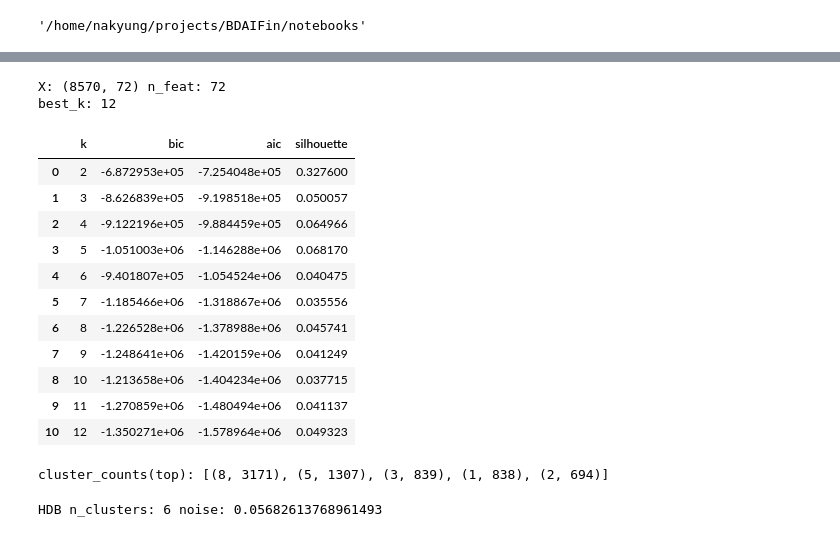
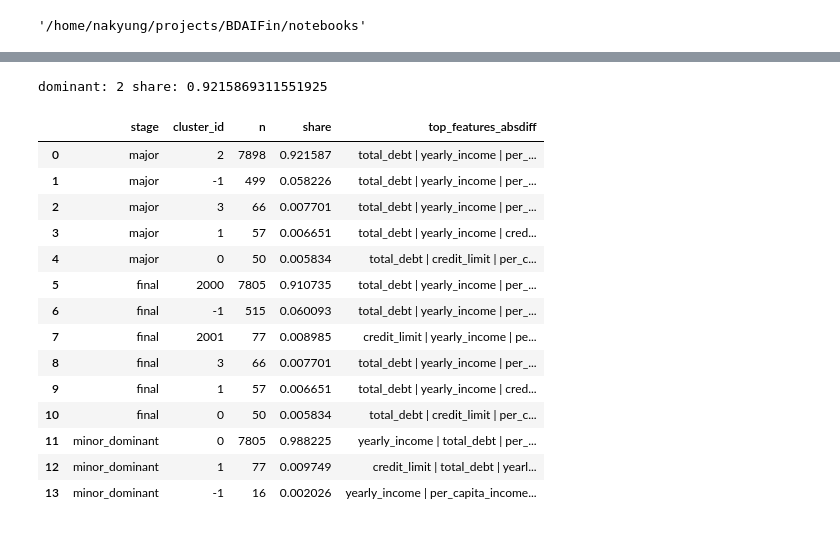
Before and after one commit to BDAIFin/knk, a Jupyter notebook: notebooks/02_offline_type_package.ipynb, the cells around one changed output, grey strips where cells are left out. Drawn from its saved outputs; the diff is of its cells as text; code cells hidden in the pictures.

```diff
--- a/notebooks/02_offline_type_package.ipynb
+++ b/notebooks/02_offline_type_package.ipynb
@@ -14,76 +8,55 @@ importlib.reload(tp)
 # %%
-import importlib
 import pandas as pd
 import numpy as np
 
-# 1) 데이터 로드
 df = pd.read_parquet("data/online/train_oss.parquet")
 df_f = df[df["fraud"] == 1].copy()
 
-# 2) client_state 적용 (너 코드 그대로 사용)
 from OFFLINE.features.client_state import add_client_state_feature
-
 class Cfg:
     client_col = "client_id"
 
 df_f_feat = add_client_state_feature(df_f, Cfg)
 
-# 3) type_package 실행
-import OFFLINE.models.type_package as tp
-importlib.reload(tp)
+from OFFLINE.models.stage2 import Stage2Config, make_stage2_matrix, fit_stage2_hdbscan, save_stage2_package
 
-cfg = tp.TypeDiscoveryConfig(
+cfg = Stage2Config(
     label_col="fraud",
     id_cols=("client_id","card_id","merchant_id"),
-    feature_cols=None,
     use_scaler=True,
     fillna_value=0.0,
 
-    # (선택) client_top_mccg_prev one-hot 하고 싶으면 True
     onehot_client_top_mccg_prev=False,
 
-    # GMM
-    gmm_k_min=2,
-    gmm_k_max=12,
-    gmm_covariance_type="full",
-    compute_silhouette=True,
-    silhouette_sample_size=30000,
+    tune_enabled=True,
+    tune_min_cluster_sizes=(20,30,50,80,120),
+    tune_min_samples=(None,),
+    two_stage_enabled=True,
+    dominant_share_threshold=0.90,
+    dominant_label_policy="replace",
 
-    # HDBSCAN
-    hdb_min_cluster_size=30,
-    hdb_min_samples=None
+    topn=10,
 )
 
-X, feat_cols, scaler = tp.make_type_discovery_matrix(df_f_feat, cfg)
-print("X:", X.shape, "n_feat:", len(feat_cols))
+X, feat_cols, scaler = make_stage2_matrix(df_f_feat, cfg)
+res = fit_stage2_hdbscan(df_f_feat, X, feat_cols, cfg)
 
-gmm, best_k, scores = tp.fit_gmm_best(X, cfg)
-print("best_k:", best_k)
-display(scores)
-
-labels = gmm.predict(X)
-prof = tp.profile_clusters(df_f_feat, labels, feat_cols, topn=8)
-print("cluster_counts(top):", sorted(prof["cluster_counts"].items(), key=lambda x:-x[1])[:5])
-
-# HDBSCAN
-if tp._HDBSCAN_AVAILABLE:
-    hdb, hlabels = tp.fit_hdbscan(X, cfg)
-    hprof = tp.profile_clusters(df_f_feat, hlabels, feat_cols, topn=8)
-    print("HDB n_clusters:", hprof["n_clusters_ex_noise"], "noise:", hprof["noise_ratio"])
+print("dominant:", res["dominant_cluster_id"], "share:", res["dominant_cluster_share"])
+res["table"].head(30)
 # %% [output]
-X: (8570, 72) n_feat: 72
-best_k: 12
+dominant: 2 share: 0.9215869311551925
-|  | k | bic | aic | silhouette |
-| 0 | 2 | -6.872953e+05 | -7.254048e+05 | 0.327600 |
-| 1 | 3 | -8.626839e+05 | -9.198518e+05 | 0.050057 |
-| 2 | 4 | -9.122196e+05 | -9.884459e+05 | 0.064966 |
-| 3 | 5 | -1.051003e+06 | -1.146288e+06 | 0.068170 |
-| 4 | 6 | -9.401807e+05 | -1.054524e+06 | 0.040475 |
-| 5 | 7 | -1.185466e+06 | -1.318867e+06 | 0.035556 |
-| 6 | 8 | -1.226528e+06 | -1.378988e+06 | 0.045741 |
-| 7 | 9 | -1.248641e+06 | -1.420159e+06 | 0.041249 |
-| 8 | 10 | -1.213658e+06 | -1.404234e+06 | 0.037715 |
-| 9 | 11 | -1.270859e+06 | -1.480494e+06 | 0.041137 |
-| 10 | 12 | -1.350271e+06 | -1.578964e+06 | 0.049323 |
+|  | stage | cluster_id | n | share | top_features_absdiff |
+| 0 | major | 2 | 7898 | 0.921587 | total_debt | yearly_income | per_... |
+| 1 | major | -1 | 499 | 0.058226 | total_debt | yearly_income | per_... |
+| 2 | major | 3 | 66 | 0.007701 | total_debt | yearly_income | per_... |
+| 3 | major | 1 | 57 | 0.006651 | total_debt | yearly_income | cred... |
+| 4 | major | 0 | 50 | 0.005834 | total_debt | credit_limit | per_c... |
+| 5 | final | 2000 | 7805 | 0.910735 | total_debt | yearly_income | per_... |
+| 6 | final | -1 | 515 | 0.060093 | total_debt | yearly_income | per_... |
+| 7 | final | 2001 | 77 | 0.008985 | credit_limit | yearly_income | pe... |
+| 8 | final | 3 | 66 | 0.007701 | total_debt | yearly_income | per_... |
+| 9 | final | 1 | 57 | 0.006651 | total_debt | yearly_income | cred... |
+| 10 | final | 0 | 50 | 0.005834 | total_debt | credit_limit | per_c... |
+| 11 | minor_dominant | 0 | 7805 | 0.988225 | yearly_income | total_debt | per_... |
+| 12 | minor_dominant | 1 | 77 | 0.009749 | credit_limit | total_debt | yearl... |
+| 13 | minor_dominant | -1 | 16 | 0.002026 | yearly_income | per_capita_income... |
-cluster_counts(top): [(8, 3171), (5, 1307), (3, 839), (1, 838), (2, 694)]
-HDB n_clusters: 6 noise: 0.05682613768961493
```
Also changed, not shown: parts of 5 cells of this notebook, 13 other files.
